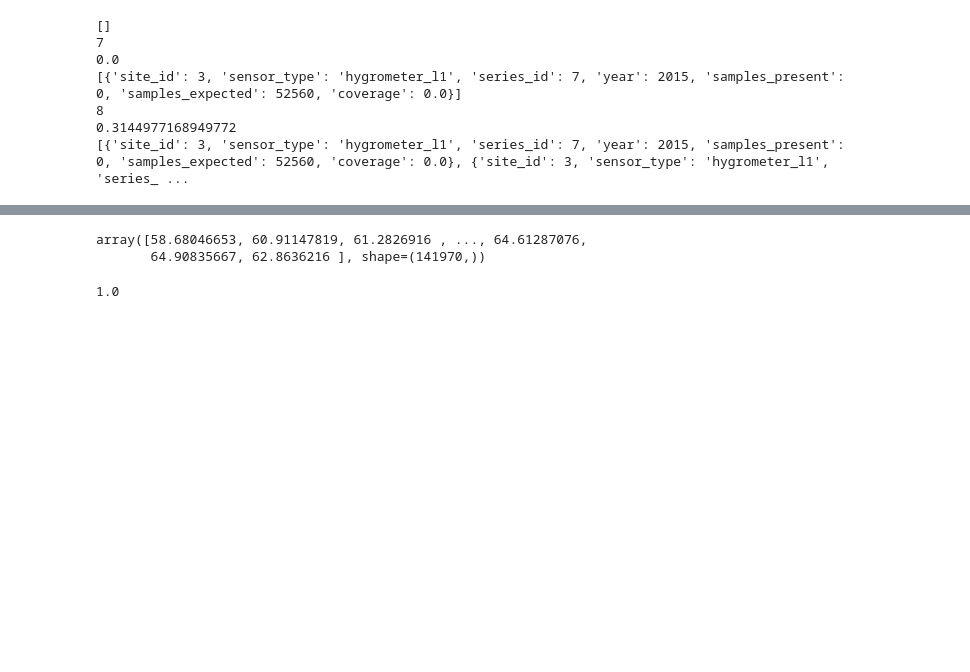
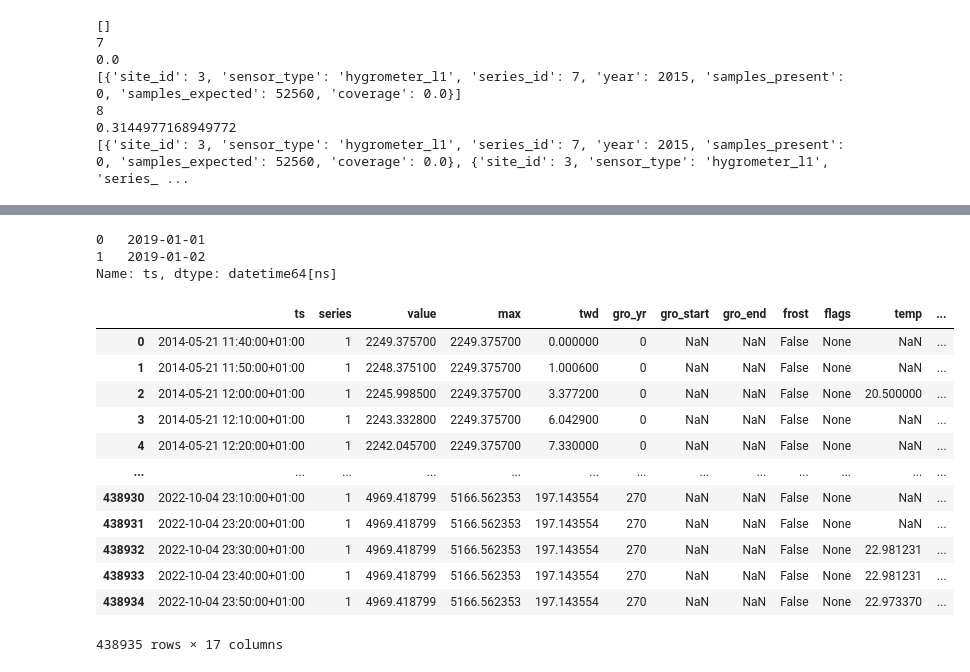
Before and after one commit to treenet/treenetai, a Jupyter notebook: pipeline/test_notebook.ipynb, the cells around one changed output, grey strips where cells are left out. Saved outputs shown, nothing was run; the diff lists cells and outputs as text; code cells hidden in the pictures; blank space fills up the shorter version.

Commit message:
new version of data build file

```diff
--- a/pipeline/test_notebook.ipynb
+++ b/pipeline/test_notebook.ipynb
@@ -183,5 +148,0 @@ v = s.to_numpy();
-# %%
-v
-# %% [output]
-array([58.68046653, 60.91147819, 61.2826916 , ..., 64.61287076,
-       64.90835667, 62.8636216 ], shape=(141970,))
@@ -190,4 +149,26 @@ cov = ct.coverage_fraction_arr(v)
-# %%
-cov
-# %% [output]
-1.0
+# %%
+# In a quick Python shell or notebook with the same venv as your CLI run
+import pandas as pd
+df = pd.DataFrame({'ts': ['2019-01-01', '2019-01-02']})
+idx = pd.to_datetime(df['ts'], utc=False).dt.normalize()
+print(idx)  # Expect: DatetimeIndex(['2019-01-01', '2019-01-02'], dtype='datetime64[ns]', freq=None)
+# %% [output]
+0   2019-01-01
+1   2019-01-02
+Name: ts, dtype: datetime64[ns]
+# %%
+pd.read_feather("/storage/lukovic/Data/FORWARDS/treenet/server_data/dendrometer_lm/dendrometer_lm_series_id_1.ftr")
+# %% [output]
+|  | ts | series | value | max | twd | gro_yr | gro_start | gro_end | frost | flags | temp | ... |
+| 0 | 2014-05-21 11:40:00+01:00 | 1 | 2249.375700 | 2249.375700 | 0.000000 | 0 | NaN | NaN | False | None | NaN | ... |
+| 1 | 2014-05-21 11:50:00+01:00 | 1 | 2248.375100 | 2249.375700 | 1.000600 | 0 | NaN | NaN | False | None | NaN | ... |
+| 2 | 2014-05-21 12:00:00+01:00 | 1 | 2245.998500 | 2249.375700 | 3.377200 | 0 | NaN | NaN | False | None | 20.500000 | ... |
+| 3 | 2014-05-21 12:10:00+01:00 | 1 | 2243.332800 | 2249.375700 | 6.042900 | 0 | NaN | NaN | False | None | NaN | ... |
+| 4 | 2014-05-21 12:20:00+01:00 | 1 | 2242.045700 | 2249.375700 | 7.330000 | 0 | NaN | NaN | False | None | NaN | ... |
+| ... | ... | ... | ... | ... | ... | ... | ... | ... | ... | ... | ... | ... |
+| 438930 | 2022-10-04 23:10:00+01:00 | 1 | 4969.418799 | 5166.562353 | 197.143554 | 270 | NaN | NaN | False | None | NaN | ... |
+| 438931 | 2022-10-04 23:20:00+01:00 | 1 | 4969.418799 | 5166.562353 | 197.143554 | 270 | NaN | NaN | False | None | NaN | ... |
+| 438932 | 2022-10-04 23:30:00+01:00 | 1 | 4969.418799 | 5166.562353 | 197.143554 | 270 | NaN | NaN | False | None | 22.981231 | ... |
+| 438933 | 2022-10-04 23:40:00+01:00 | 1 | 4969.418799 | 5166.562353 | 197.143554 | 270 | NaN | NaN | False | None | 22.981231 | ... |
+| 438934 | 2022-10-04 23:50:00+01:00 | 1 | 4969.418799 | 5166.562353 | 197.143554 | 270 | NaN | NaN | False | None | 22.973370 | ... |
+438935 rows × 17 columns
```
Also changed, not shown: parts of 5 cells of this notebook, 5 other files.
